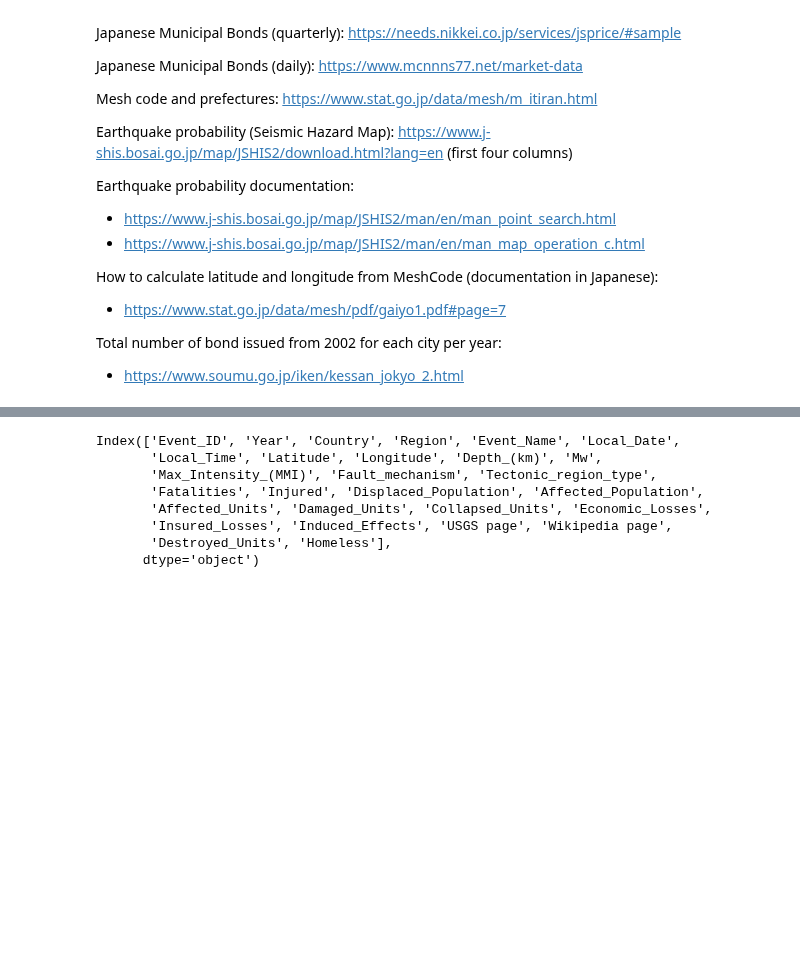
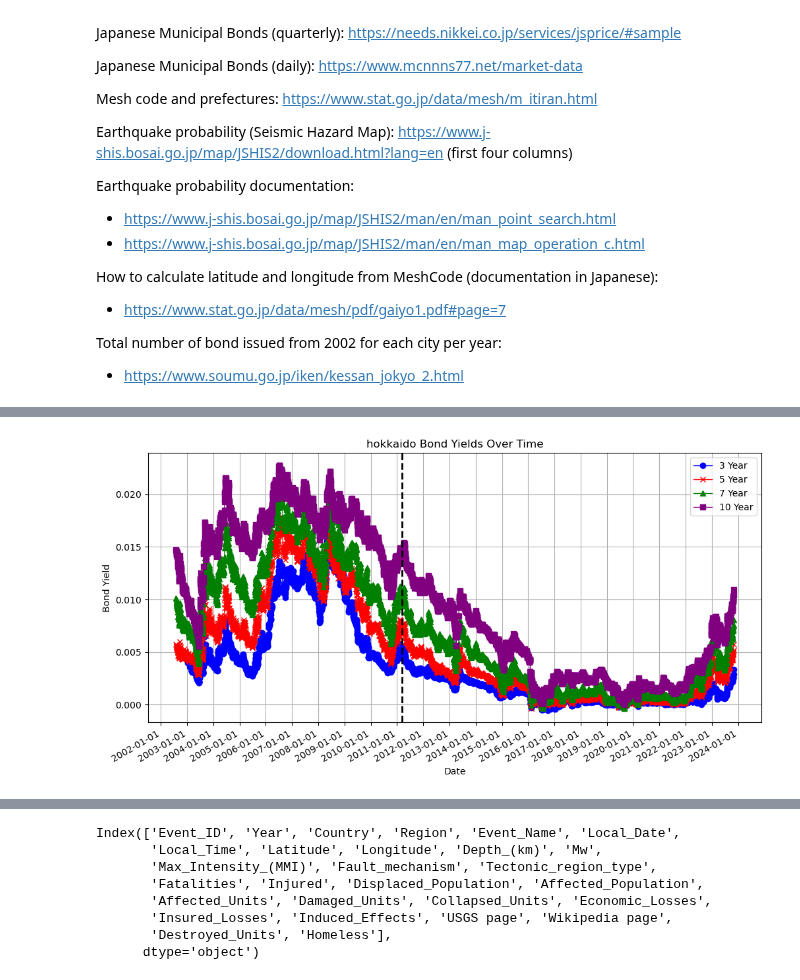
Before and after one commit to RussellzzZ/CausalInferenceDataScienceProject, a Jupyter notebook: data_project.ipynb, the cells around one changed output, grey strips where cells are left out. Cells and saved outputs as stored; diff of their text form; code cells hidden in the pictures; blank space fills up the shorter version.

```diff
--- a/data_project.ipynb
+++ b/data_project.ipynb
@@ -41,0 +75,33 @@ Total number of bond issued from 2002 for each city per year:
+# %%
+# Read in Hokkaido bond data
+data_hokkaido = pd.read_csv("data/Hokkaido.csv")
+data_hokkaido.iloc[:, 0] = pd.to_datetime(data_hokkaido.iloc[:, 0], unit='s')
+data_hokkaido['Prefecture'] = 'Hokkaido'
+data_hokkaido.head()
+
+# Plotting 3 Year, 5 Year, 7 Year, and 10 Year bond yields
+plt.figure(figsize=(12, 6))
+
+# Plotting each maturity
+plt.plot(data_hokkaido['Date'], data_hokkaido['3 Year'], label='3 Year', marker='o', linestyle='-', color='b' ,linewidth=1)
+plt.plot(data_hokkaido['Date'], data_hokkaido['5 Year'], label='5 Year', marker='x', linestyle='-', color='r', linewidth=1)
+plt.plot(data_hokkaido['Date'], data_hokkaido['7 Year'], label='7 Year', marker='^', linestyle='-', color='g', linewidth=1)
+plt.plot(data_hokkaido['Date'], data_hokkaido['10 Year'], label='10 Year', marker='s', linestyle='-', color='purple', linewidth=1)
+
+# Adding title and labels
+plt.title('hokkaido Bond Yields Over Time')
+plt.xlabel('Date')
+plt.ylabel('Bond Yield')
+plt.legend()
+plt.grid(True)
+
+# Formatting the x-axis for better date display
+plt.gca().xaxis.set_major_formatter(mdates.DateFormatter('%Y-%m-%d'))
+plt.gca().xaxis.set_major_locator(mdates.YearLocator())
+plt.gcf().autofmt_xdate()  # Rotate date labels
+
+plt.axvline(pd.Timestamp('2011-03-11'), color='black', linestyle='--', lw=2, label='March 11, 2011')
+
+plt.show()
+# %% [output]
+[figure, added]
```
Also changed, not shown: parts of 17 cells of this notebook.
